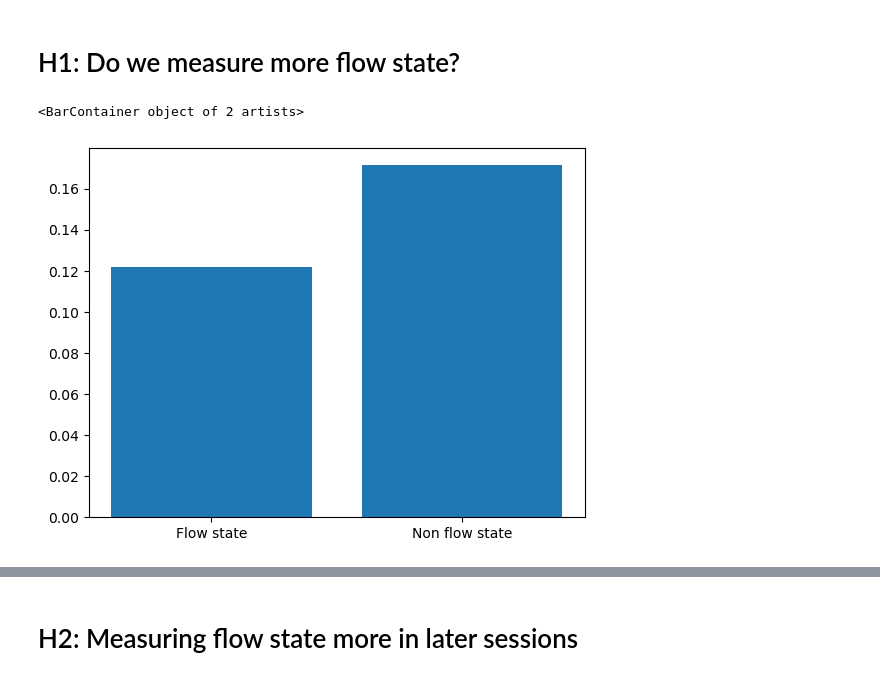
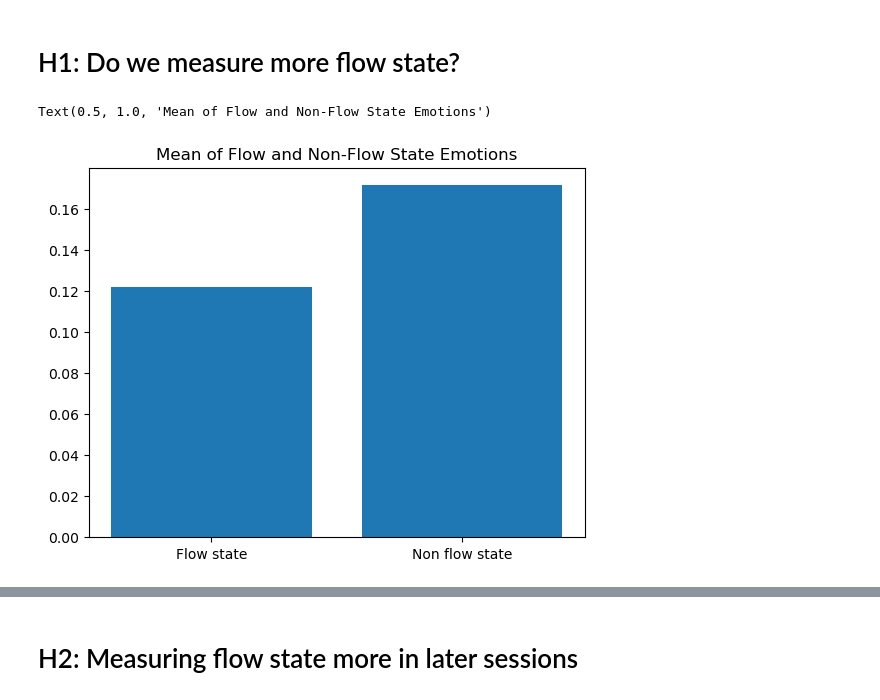
Before and after one commit to RavenRudi/coin_jazz, a Jupyter notebook: notebooks/rq1_correlations.ipynb, the cells around one changed output, grey strips where cells are left out. Drawn from its saved outputs; the diff is of its cells as text; code cells hidden in the pictures.

```diff
--- a/notebooks/rq1_correlations.ipynb
+++ b/notebooks/rq1_correlations.ipynb
@@ -52,13 +52,14 @@ df_merged
 # %%
 flow_emotions = ['joy', 'fear', 'surprise']
 non_flow =['neutral', 'sadness', 'anger']
 
 df_merged['flow'] = df_merged[flow_emotions].mean(axis=1)
 df_merged['non_flow'] = df_merged[non_flow].mean(axis=1)
 plt.bar(['Flow state', 'Non flow state'], [df_merged['flow'].mean(), df_merged['non_flow'].mean()])
+plt.title('Mean of Flow and Non-Flow State Emotions')
 # %% [output]
-<BarContainer object of 2 artists>
+Text(0.5, 1.0, 'Mean of Flow and Non-Flow State Emotions')
-[figure, old version]
+[figure, new version]
 # %%
 from scipy.stats import ttest_rel
 
```
Also changed, not shown: parts of 2 cells of this notebook, 8 other files.
